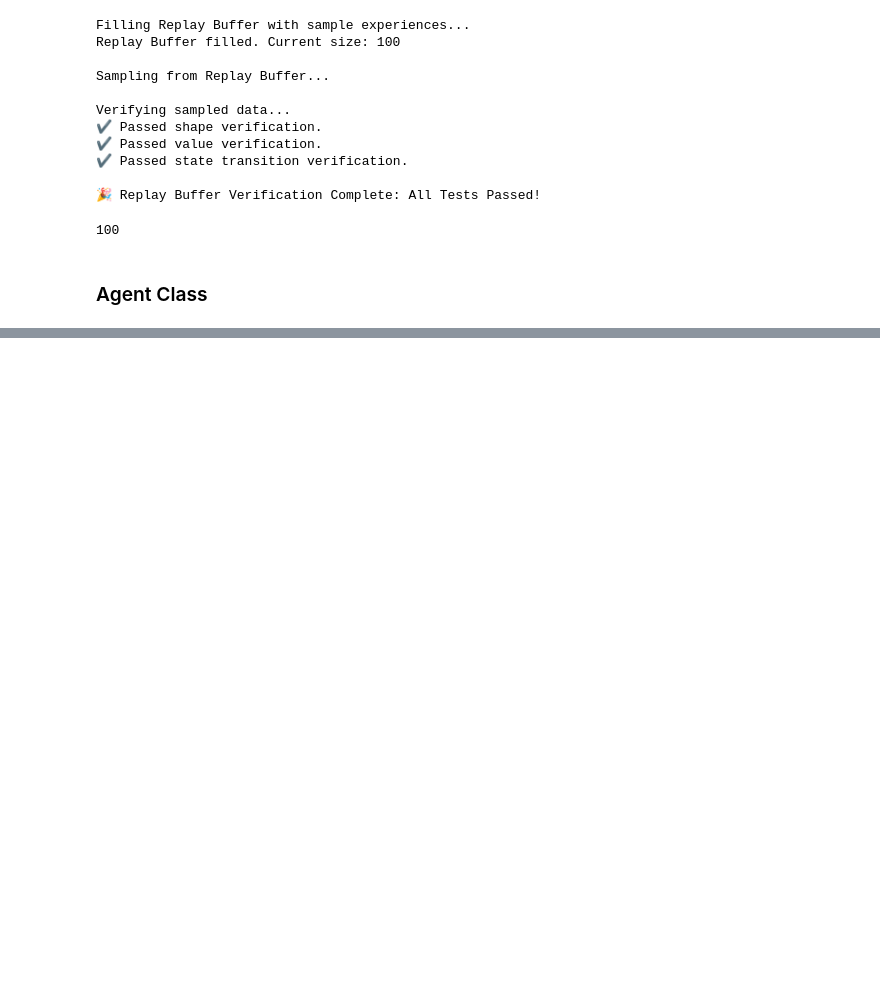
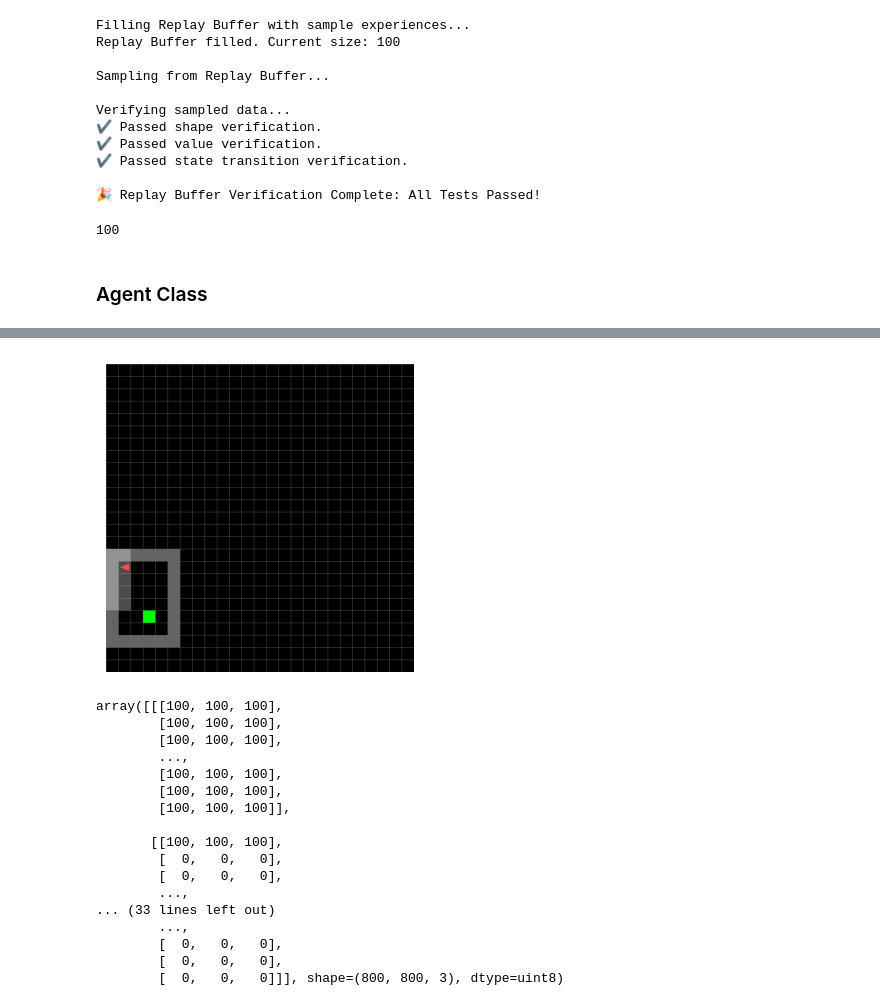
Before and after one commit to yGit741/RL-final, a Jupyter notebook: RL_final.ipynb, the cells around one changed output, grey strips where cells are left out. Saved outputs shown, nothing was run; the diff lists cells and outputs as text; code cells hidden in the pictures; blank space fills up the shorter version.

```diff
--- a/RL_final.ipynb
+++ b/RL_final.ipynb
@@ -897,0 +947,23 @@ frame_stack.get_stack()
+# %%
+
+env, obs = create_multiroom_env(1, 10, seed=23)
+show_full_frame_rgb(env, obs)
+# %% [output]
+[figure, added]
+array([[[100, 100, 100],
+        [100, 100, 100],
+        [100, 100, 100],
+        ...,
+        [100, 100, 100],
+        [100, 100, 100],
+        [100, 100, 100]],
+
+       [[100, 100, 100],
+        [  0,   0,   0],
+        [  0,   0,   0],
+        ...,
+... (33 lines left out)
+        ...,
+        [  0,   0,   0],
+        [  0,   0,   0],
+        [  0,   0,   0]]], shape=(800, 800, 3), dtype=uint8)
```
Also changed, not shown: parts of 7 cells of this notebook.
